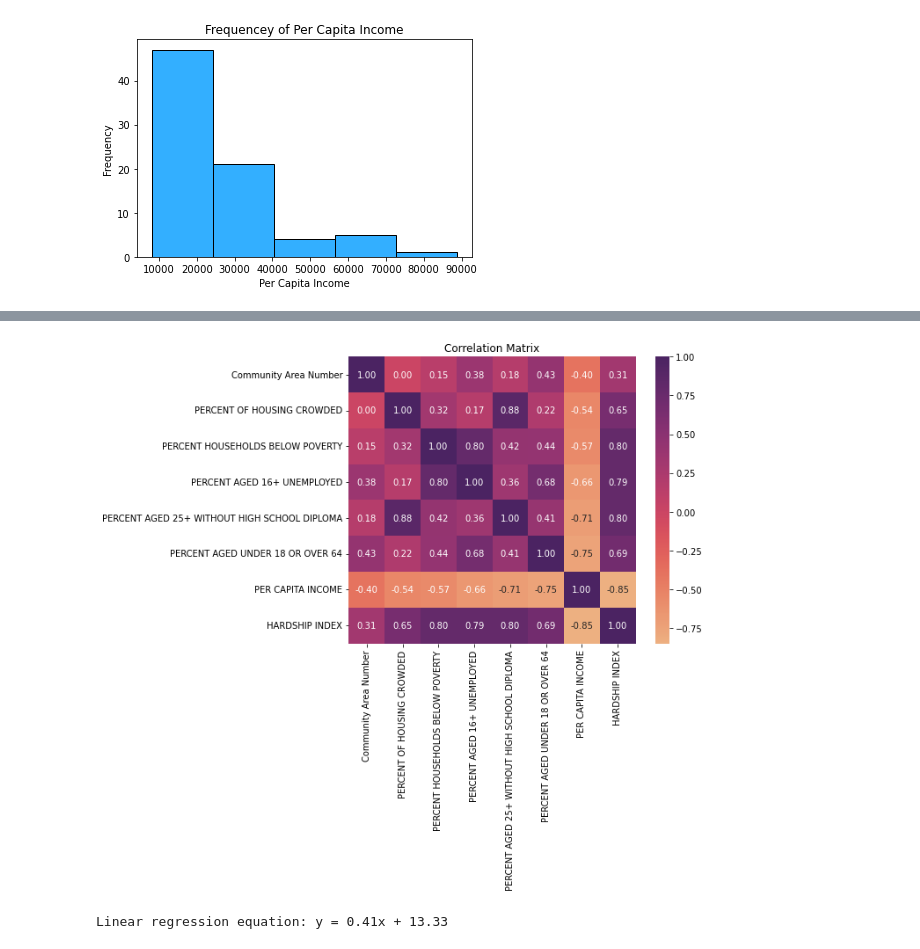
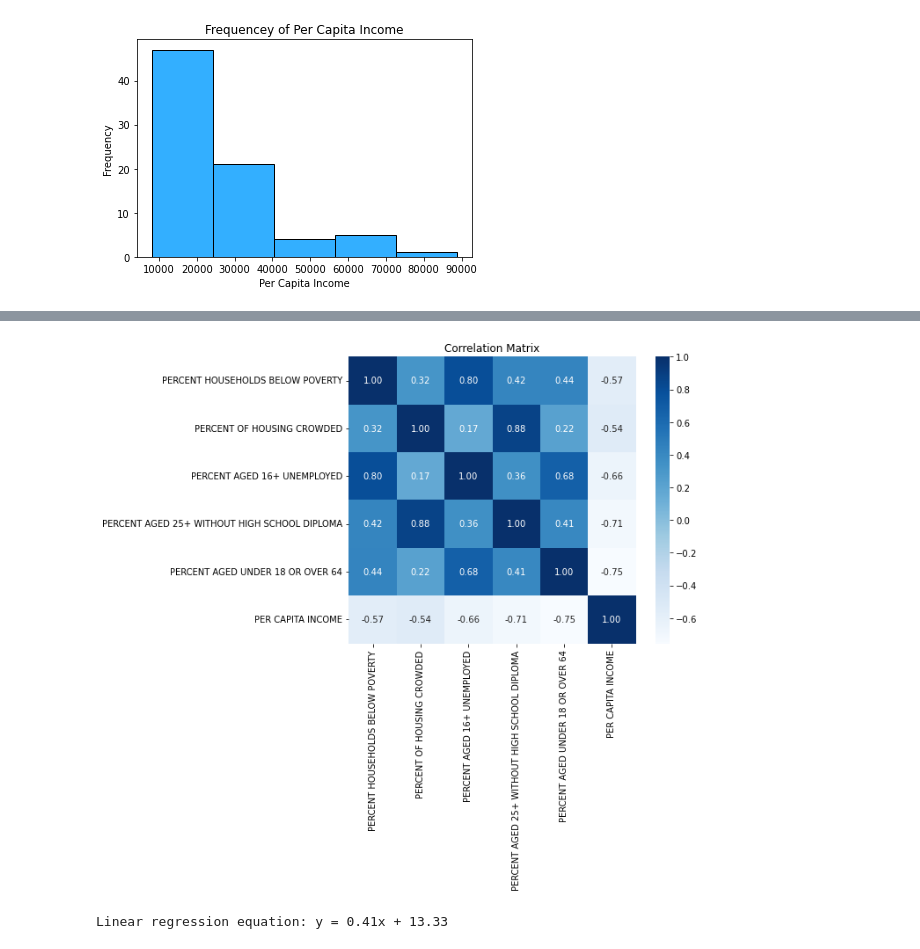
Before and after one commit to kaylajgranados/chicago_socioeconomic_status, a Jupyter notebook: EDA and Linear Regression.ipynb, the cells around one changed output, grey strips where cells are left out. Drawn from its saved outputs; the diff is of its cells as text; code cells hidden in the pictures.

```diff
--- a/EDA and Linear Regression.ipynb
+++ b/EDA and Linear Regression.ipynb
@@ -35,6 +35,7 @@ df.head()
 | 3 | 4.0 | Lincoln Square | 3.4 | 10.9 | ... |
 | 4 | 5.0 | North Center | 0.3 | 7.5 | ... |
 # %%
-#drop hardship index
-df.drop(["HARDSHIP INDEX"])
+#drop commmunity area number and hardship index
+df.drop(['Community Area Number', 'HARDSHIP INDEX'], axis = 1, inplace = True)
+df
 # %% [output]
@@ -360,6 +326,5 @@ plt.show()
 # %%
-#How to only include percent households below poverty comparison to all the other columns
-
-#Calcuate coefficient
-correlation_matrix = df["PERCENT HOUSEHOLDS BELOW POVERTY"].corr(df["PERCENT OF HOUSING CROWDED", "PERCENT AGED 16+ UNEMPLOYED", "PERCENT AGED 25+ WITHOUT HIGH SCHOOL DIPLOMA", "PERCENT AGED UNDER 18 OR OVER 64", "PER CAPITA INCOME"])
+#Correlation Coefficient
+correlation_matrix = df[["PERCENT HOUSEHOLDS BELOW POVERTY", "PERCENT OF HOUSING CROWDED", "PERCENT AGED 16+ UNEMPLOYED", "PERCENT AGED 25+ WITHOUT HIGH SCHOOL DIPLOMA", "PERCENT AGED UNDER 18 OR OVER 64", "PER CAPITA INCOME"]].corr()
+correlation_matrix
 # %% [output]
@@ -367,12 +338,11 @@ KeyError: ('PERCENT OF HOUSING CROWDED', 'PERCENT AGED 16+ UNEMPLOYED', 'PERCENT
 # %%
-#Consider removing or not including all columns
-
+#Heatmap
 plt.figure(figsize=(8, 6))
-sns.heatmap(correlation_matrix, annot=True, cmap='flare', fmt=".2f", square=True)
+sns.heatmap(correlation_matrix, annot=True, cmap='Blues', fmt=".2f", square=True)
 plt.title('Correlation Matrix')
 plt.show()
 # %% [output]
-[figure, old version]
+[figure, new version]
 # %%
 #Create scatter plot
 scatter_plot = df.plot(kind="scatter", x="PERCENT AGED 25+ WITHOUT HIGH SCHOOL DIPLOMA", y="PERCENT HOUSEHOLDS BELOW POVERTY", grid=True, figsize=(10,8), title= "High School Diploma vs Poverty Level", color='#33AFFF')
```
Also changed, not shown: parts of 21 cells of this notebook, 1 other file.
